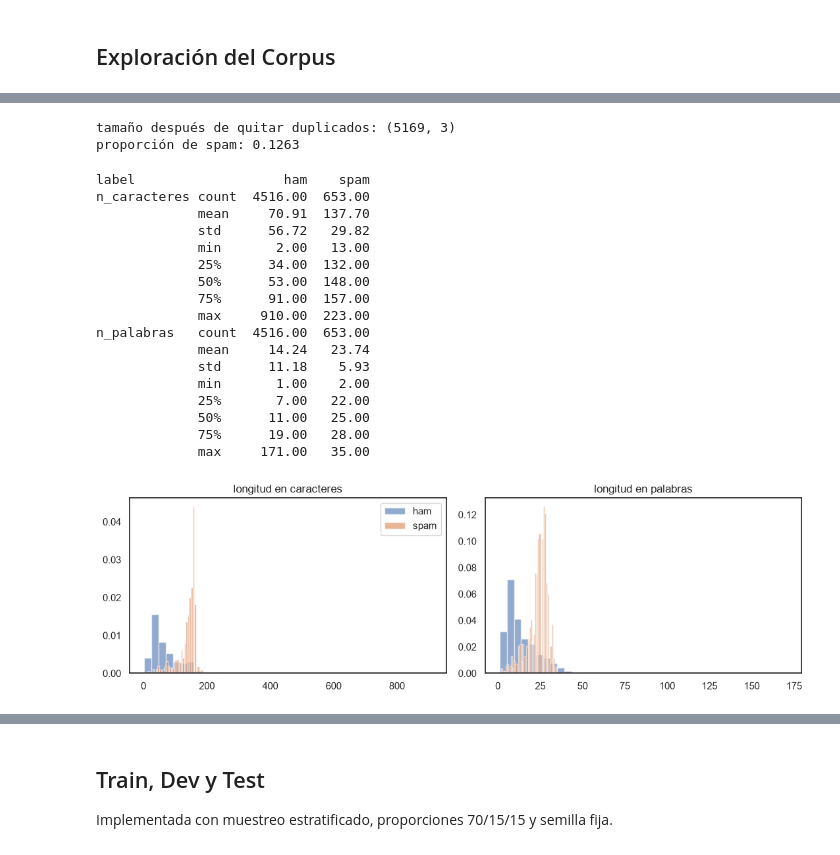
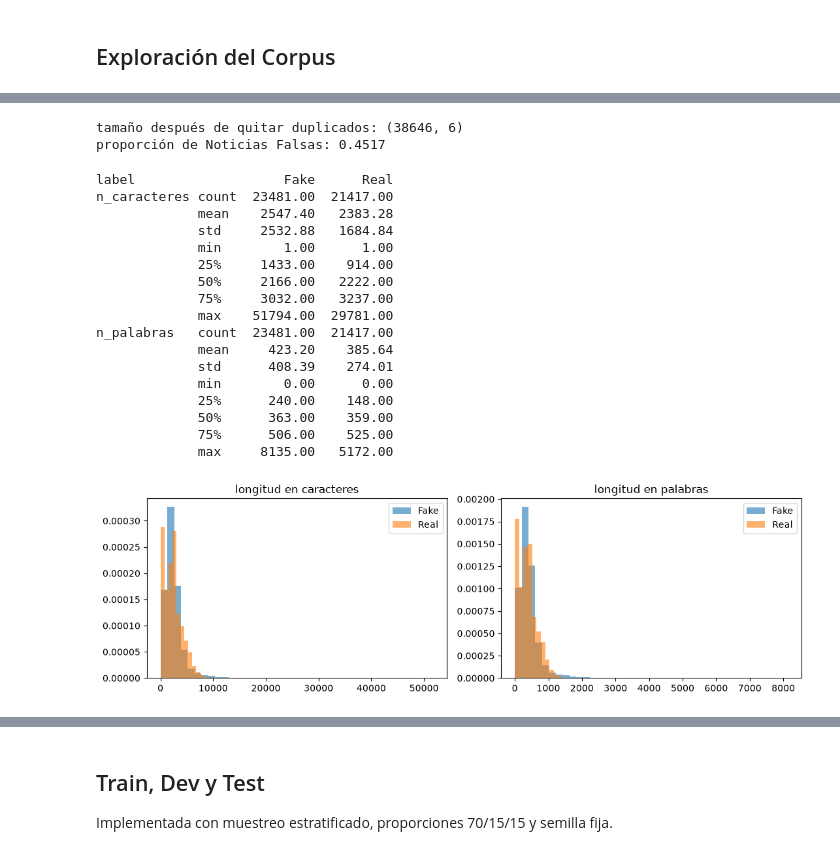
Before and after one commit to kao05/SpamAnalysis-TextMining, a Jupyter notebook: Project.ipynb, the cells around one changed output, grey strips where cells are left out. Saved outputs shown, nothing was run; the diff lists cells and outputs as text; code cells hidden in the pictures.

```diff
--- a/Project.ipynb
+++ b/Project.ipynb
@@ -38,9 +42,9 @@ np.random.seed(seed)
 
 # Importación del dataset
 
-data = 'https://raw.githubusercontent.com/'
+data = 'https://github.com/kao05/SpamAnalysis-TextMining/raw/main/Data/New/dataset_Notices.csv'
 
-df = pd.read_csv(data, sep='\t', header=None, names=['label', 'message'])
+df = pd.read_csv(data)
 
 print(df.head())
 # %% [output]
@@ -84,46 +101,58 @@ mensajes duplicados: 403
 # %%
 #@title quitar duplicados antes de dividir y etiqueta numérica
-df = df.drop_duplicates(subset='message', keep='first').reset_index(drop=True)
-df['y'] = (df['label'] == 'spam').astype(int)
+df = df.drop_duplicates(subset='text', keep='first').reset_index(drop=True)
+df['y'] = (df['label'] == 'Fake').astype(int)
 
 print('tamaño después de quitar duplicados:', df.shape)
-print('proporción de spam:', round(df['y'].mean(), 4))
+print('proporción de Noticias Falsas:', round(df['y'].mean(), 4))
 # %% [output]
-tamaño después de quitar duplicados: (5169, 3)
-proporción de spam: 0.1263
+tamaño después de quitar duplicados: (38646, 6)
+proporción de Noticias Falsas: 0.4517
+# %%
+df['y'] = (df['label'] == 'Fake').astype(int)
 # %%
 #@title logitudes por clase
-df['n_caracteres'] = df['message'].str.len()
-df['n_palabras'] = df['message'].str.split().str.len()
+df['n_caracteres'] = df['text'].str.len()
+df['n_palabras'] = df['text'].str.split().str.len()
 
 print(df.groupby('label')[['n_caracteres', 'n_palabras']].describe().T.round(2))
 
 fig, ejes = plt.subplots(1, 2, figsize=(11, 3.5))
+
 for etiqueta, grupo in df.groupby('label'):
-    ejes[0].hist(grupo['n_caracteres'], bins=40, alpha=0.6, density=True, label=etiqueta)
-    ejes[1].hist(grupo['n_palabras'], bins=40, alpha=0.6, density=True, label=etiqueta)
+    ejes[0].hist(
+        grupo['n_caracteres'],
+        bins=40, alpha=0.6, density=True, label=etiqueta
+    )
+    ejes[1].hist(
+        grupo['n_palabras'],
+        bins=40, alpha=0.6, density=True, label=etiqueta
+    )
+
 ejes[0].set_title('longitud en caracteres')
 ejes[1].set_title('longitud en palabras')
 ejes[0].legend()
+ejes[1].legend()
+
 plt.tight_layout()
 plt.show()
 # %% [output]
-label                   ham    spam
-n_caracteres count  4516.00  653.00
-             mean     70.91  137.70
-             std      56.72   29.82
-             min       2.00   13.00
-             25%      34.00  132.00
-             50%      53.00  148.00
-             75%      91.00  157.00
-             max     910.00  223.00
-n_palabras   count  4516.00  653.00
-             mean     14.24   23.74
-             std      11.18    5.93
-             min       1.00    2.00
-             25%       7.00   22.00
-             50%      11.00   25.00
-             75%      19.00   28.00
-             max     171.00   35.00
+label                   Fake      Real
+n_caracteres count  23481.00  21417.00
+             mean    2547.40   2383.28
+             std     2532.88   1684.84
+             min        1.00      1.00
+             25%     1433.00    914.00
+             50%     2166.00   2222.00
+             75%     3032.00   3237.00
+             max    51794.00  29781.00
+n_palabras   count  23481.00  21417.00
+             mean     423.20    385.64
+             std      408.39    274.01
+             min        0.00      0.00
+             25%      240.00    148.00
+             50%      363.00    359.00
+             75%      506.00    525.00
+             max     8135.00   5172.00
-[figure, old version]
+[figure, new version]
 # %%
```
Also changed, not shown: parts of 16 cells of this notebook.
